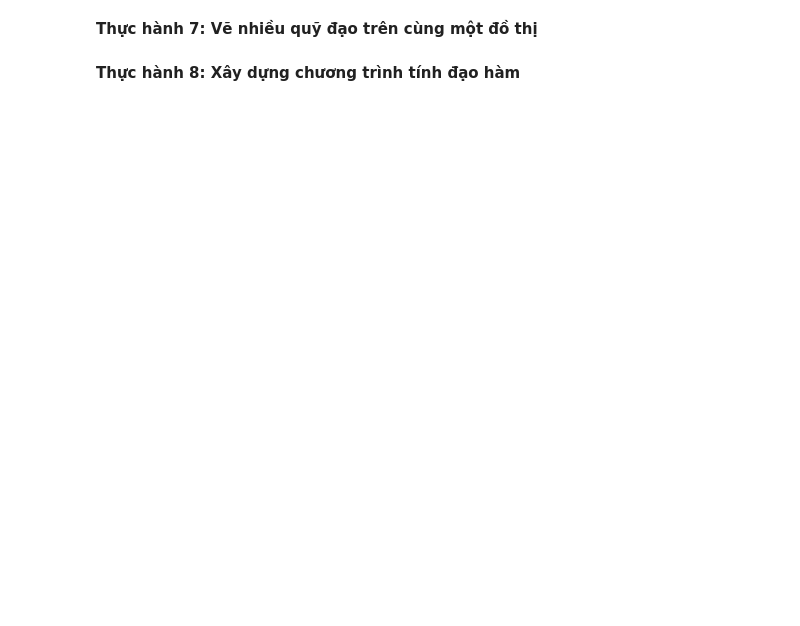
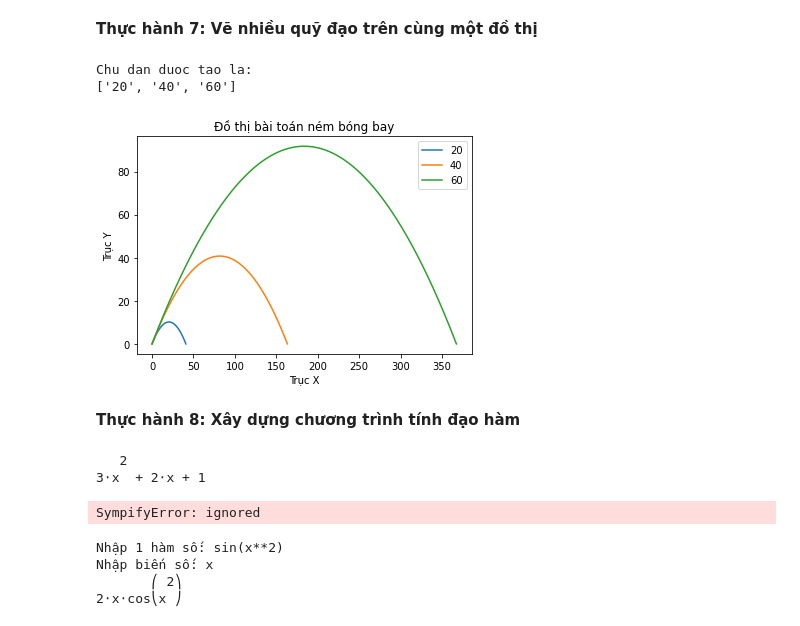
Before and after one commit to PhamHoangDung3968/ThucHanhToanCaoCap, a Jupyter notebook: baitap3.ipynb, the cells around one changed output. Cells and saved outputs as stored; diff of their text form; code cells hidden in the pictures; blank space fills up the shorter version.

```diff
--- a/baitap3.ipynb
+++ b/baitap3.ipynb
@@ -156,4 +166,20 @@ try:
 # %% [markdown]
 **Thực hành 7: Vẽ nhiều quỹ đạo trên cùng một đồ thị**
+# %%
+ds_vantoc = [20,40,60]
+goc_ban_dau = 45
+for v in ds_vantoc:
+  draw_trajectory(v,goc_ban_dau)
+chudan = []
+for i in ds_vantoc:
+  chudan.append(str(i))
+print('Chu dan duoc tao la: ')
+print(chudan)
+plt.legend(chudan)
+plt.show()
+# %% [output]
+Chu dan duoc tao la:
+['20', '40', '60']
+[figure, added]
 # %% [markdown]
 **Thực hành 8: Xây dựng chương trình tính đạo hàm**
@@ -159,0 +192,31 @@ try:
+# %%
+tinh_daoham('x**3+x**2+x','x')
+# %% [output]
+   2
+3⋅x  + 2⋅x + 1
+# %%
+# các lỗi thường gặp
+tinh_daoham('x*/3+x**2+r','x')
+# %% [output]
+SympifyError: ignored
+# %%
+from sympy import Symbol, Derivative, sympify, pprint
+from sympy.core.sympify import SympifyError
+
+def tinh_daoham(ham_f,bien):
+  bien = Symbol(bien)
+  d = Derivative(ham_f,bien).doit()
+  pprint(d)
+ham_input = input('Nhập 1 hàm số: ')
+bien = input('Nhập biến số: ')
+try:
+  ham_sympy = sympify(ham_input)
+except SympifyError:
+  print('Hàm nhập bị lỗi! ')
+else:
+  tinh_daoham(ham_sympy,bien)
+# %% [output]
+Nhập 1 hàm số: sin(x**2)
+Nhập biến số: x
+       ⎛ 2⎞
+2⋅x⋅cos⎝x ⎠
```
Also changed, not shown: parts of 14 cells of this notebook.
